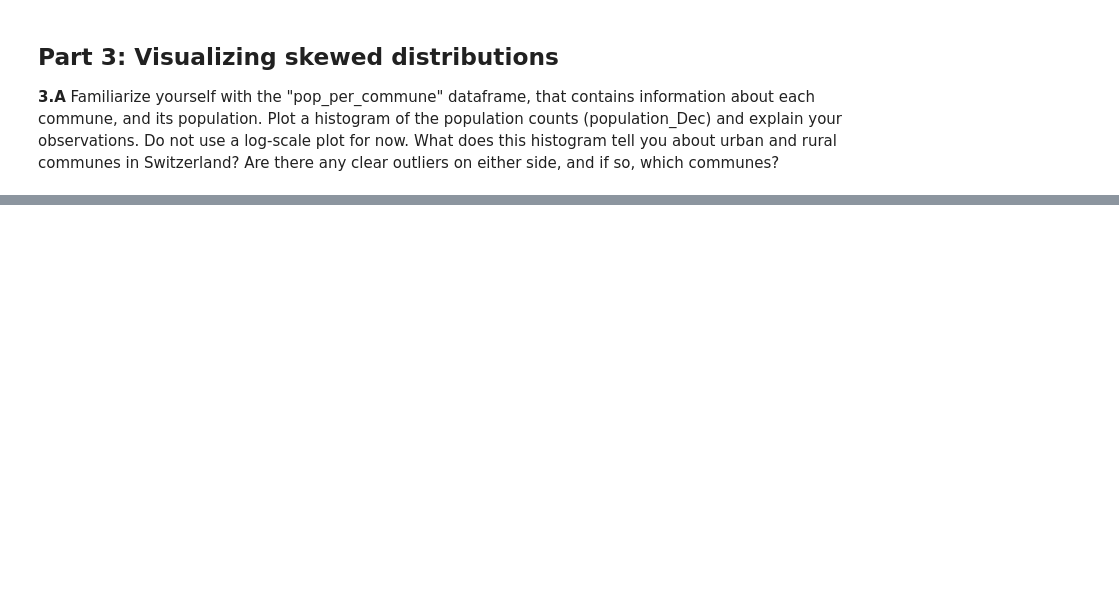
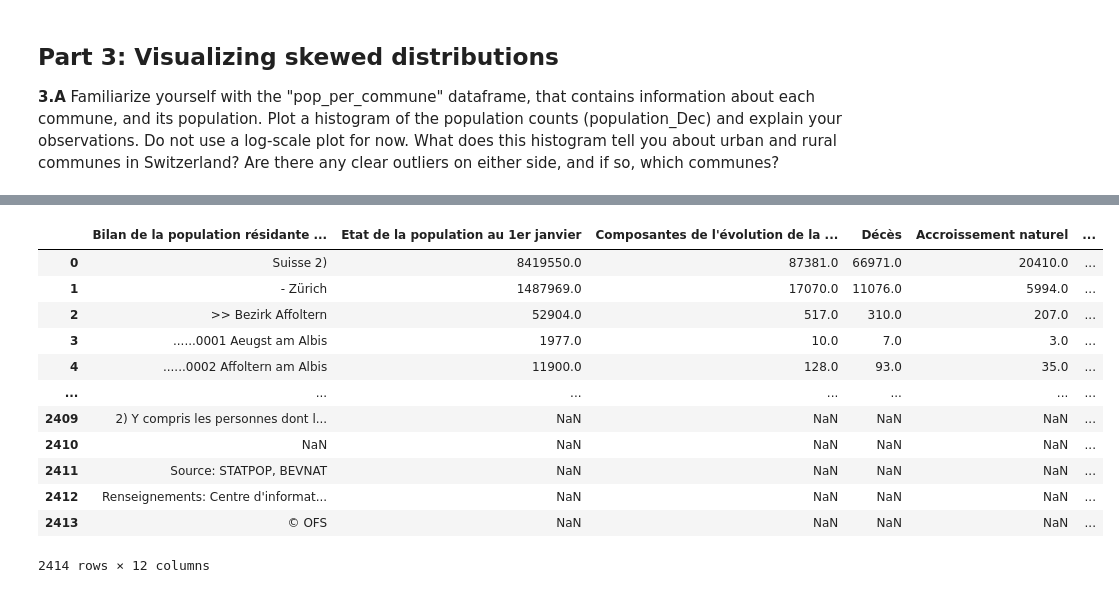
Before and after one commit to aiglegivree/ada_2025, a Jupyter notebook: Exercises/02 - Data viz and data from the web/Becoming a DataVizard exercise.ipynb, the cells around one changed output, grey strips where cells are left out. Cells and saved outputs as stored; diff of their text form; code cells hidden in the pictures; blank space fills up the shorter version.

```diff
--- a/Exercises/02 - Data viz and data from the web/Becoming a DataVizard exercise.ipynb
+++ b/Exercises/02 - Data viz and data from the web/Becoming a DataVizard exercise.ipynb
@@ -334,3 +342,31 @@ __3.A__ Familiarize yourself with the "pop_per_commune" dataframe, that contains
+# %%
+Pop.columns=["Bilan de la population résidante permanente selon les districts et les communes, en 2017",
+             "Etat de la population au 1er janvier",
+             "Composantes de l'évolution de la population Naissances vivantes ",
+             "Décès",
+             "Accroissement naturel",
+             "Arrivées ",
+             "Départs",
+             "Solde migratoire ",
+             "Divergences statistiques",
+             "Etat de lapopulationau 31 décembre",
+             "Variation en nombres absolus",
+             "Variation en %"]
+Pop
+# %% [output]
+|  | Bilan de la population résidante ... | Etat de la population au 1er janvier | Composantes de l'évolution de la ... | Décès | Accroissement naturel | ... |
+| 0 | Suisse 2) | 8419550.0 | 87381.0 | 66971.0 | 20410.0 | ... |
+| 1 | - Zürich | 1487969.0 | 17070.0 | 11076.0 | 5994.0 | ... |
+| 2 | >> Bezirk Affoltern | 52904.0 | 517.0 | 310.0 | 207.0 | ... |
+| 3 | ......0001 Aeugst am Albis | 1977.0 | 10.0 | 7.0 | 3.0 | ... |
+| 4 | ......0002 Affoltern am Albis | 11900.0 | 128.0 | 93.0 | 35.0 | ... |
+| ... | ... | ... | ... | ... | ... | ... |
+| 2409 | 2) Y compris les personnes dont l... | NaN | NaN | NaN | NaN | ... |
+| 2410 | NaN | NaN | NaN | NaN | NaN | ... |
+| 2411 | Source: STATPOP, BEVNAT | NaN | NaN | NaN | NaN | ... |
+| 2412 | Renseignements: Centre d'informat... | NaN | NaN | NaN | NaN | ... |
+| 2413 | © OFS | NaN | NaN | NaN | NaN | ... |
+2414 rows × 12 columns
 # %% [markdown]
 
 
```
Also changed, not shown: parts of 4 cells of this notebook.
